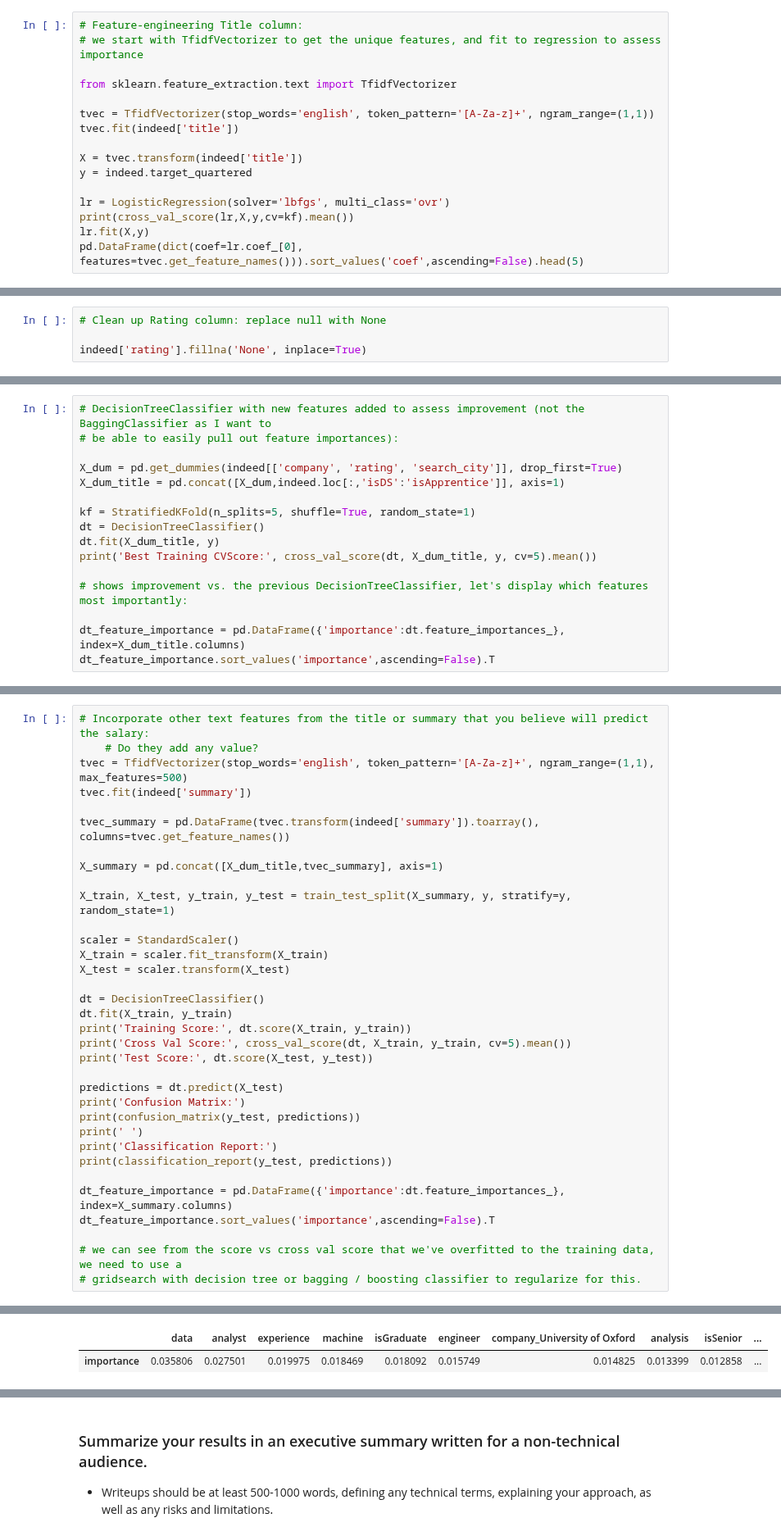
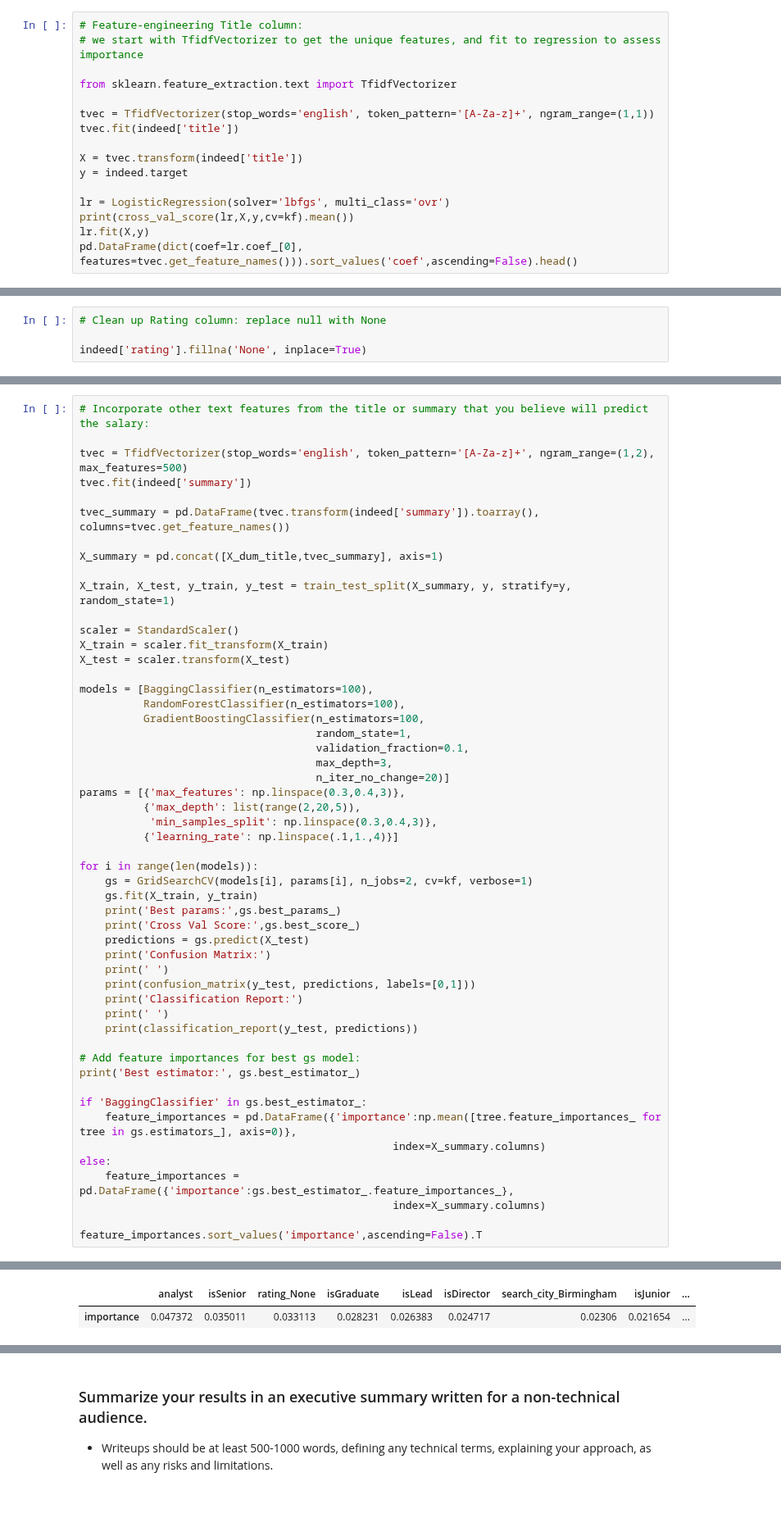
Before and after one commit to a3o1m2/DSI11-lessons, a Jupyter notebook: projects/project-4/starter_code.ipynb, the cells around one changed output, grey strips where cells are left out. Shown at 82% size. Drawn from its saved outputs; the diff is of its cells as text; blank space fills up the shorter version.

```diff
--- a/projects/project-4/starter_code.ipynb
+++ b/projects/project-4/starter_code.ipynb
@@ -507,10 +508,10 @@ tvec = TfidfVectorizer(stop_words='english', token_pattern='[A-Za-z]+', ngram_ra
 tvec.fit(indeed['title'])
 
 X = tvec.transform(indeed['title'])
-y = indeed.target_quartered
+y = indeed.target
 
 lr = LogisticRegression(solver='lbfgs', multi_class='ovr')
 print(cross_val_score(lr,X,y,cv=kf).mean())
 lr.fit(X,y)
-pd.DataFrame(dict(coef=lr.coef_[0], features=tvec.get_feature_names())).sort_values('coef',ascending=False).head(5)
+pd.DataFrame(dict(coef=lr.coef_[0], features=tvec.get_feature_names())).sort_values('coef',ascending=False).head()
 # %% [output]
@@ -570,16 +563,0 @@ Index(['title', 'isDS', 'isDA', 'isDE', 'isML', 'isAI', 'isBI', 'isDirector',
-# %%
-# DecisionTreeClassifier with new features added to assess improvement (not the BaggingClassifier as I want to
-# be able to easily pull out feature importances):
-
-X_dum = pd.get_dummies(indeed[['company', 'rating', 'search_city']], drop_first=True)
-X_dum_title = pd.concat([X_dum,indeed.loc[:,'isDS':'isApprentice']], axis=1)
-
-kf = StratifiedKFold(n_splits=5, shuffle=True, random_state=1)
-dt = DecisionTreeClassifier()
-dt.fit(X_dum_title, y)
-print('Best Training CVScore:', cross_val_score(dt, X_dum_title, y, cv=5).mean())
-
-# shows improvement vs. the previous DecisionTreeClassifier, let's display which features most importantly:
-
-dt_feature_importance = pd.DataFrame({'importance':dt.feature_importances_}, index=X_dum_title.columns)
-dt_feature_importance.sort_values('importance',ascending=False).T
@@ -591,7 +675,7 @@ Best Training CVScore: 0.4361157484696717
 # %%
 # Incorporate other text features from the title or summary that you believe will predict the salary:
-    # Do they add any value?
-tvec = TfidfVectorizer(stop_words='english', token_pattern='[A-Za-z]+', ngram_range=(1,1), max_features=500)
+
+tvec = TfidfVectorizer(stop_words='english', token_pattern='[A-Za-z]+', ngram_range=(1,2), max_features=500)
 tvec.fit(indeed['summary'])
 
 tvec_summary = pd.DataFrame(tvec.transform(indeed['summary']).toarray(), columns=tvec.get_feature_names())
@@ -604,22 +688,40 @@ scaler = StandardScaler()
 X_train = scaler.fit_transform(X_train)
 X_test = scaler.transform(X_test)
 
-dt = DecisionTreeClassifier()
-dt.fit(X_train, y_train)
-print('Training Score:', dt.score(X_train, y_train))
-print('Cross Val Score:', cross_val_score(dt, X_train, y_train, cv=5).mean())
-print('Test Score:', dt.score(X_test, y_test))
+models = [BaggingClassifier(n_estimators=100),
+          RandomForestClassifier(n_estimators=100),
+          GradientBoostingClassifier(n_estimators=100,
+                                     random_state=1,
+                                     validation_fraction=0.1,
+                                     max_depth=3,
+                                     n_iter_no_change=20)]
+params = [{'max_features': np.linspace(0.3,0.4,3)},
+          {'max_depth': list(range(2,20,5)),
+           'min_samples_split': np.linspace(0.3,0.4,3)},
+          {'learning_rate': np.linspace(.1,1.,4)}]
 
-predictions = dt.predict(X_test)
-print('Confusion Matrix:')
-print(confusion_matrix(y_test, predictions))
-print(' ')
-print('Classification Report:')
-print(classification_report(y_test, predictions))
+for i in range(len(models)):
+    gs = GridSearchCV(models[i], params[i], n_jobs=2, cv=kf, verbose=1)
+    gs.fit(X_train, y_train)
+    print('Best params:',gs.best_params_)
+    print('Cross Val Score:',gs.best_score_)
+    predictions = gs.predict(X_test)
+    print('Confusion Matrix:')
+    print(' ')
+    print(confusion_matrix(y_test, predictions, labels=[0,1]))
+    print('Classification Report:')
+    print(' ')
+    print(classification_report(y_test, predictions))
 
-dt_feature_importance = pd.DataFrame({'importance':dt.feature_importances_}, index=X_summary.columns)
-dt_feature_importance.sort_values('importance',ascending=False).T
+# Add feature importances for best gs model:
+print('Best estimator:', gs.best_estimator_)
 
-# we can see from the score vs cross val score that we've overfitted to the training data, we need to use a
-# gridsearch with decision tree or bagging / boosting classifier to regularize for this.
+if 'BaggingClassifier' in gs.best_estimator_:
+    feature_importances = pd.DataFrame({'importance':np.mean([tree.feature_importances_ for tree in gs.estimators_], axis=0)},
+                                                 index=X_summary.columns)
+else:
+    feature_importances = pd.DataFrame({'importance':gs.best_estimator_.feature_importances_},
+                                                 index=X_summary.columns)
+
+feature_importances.sort_values('importance',ascending=False).T
 # %% [output]
@@ -646,2 +789,2 @@ weighted avg       0.48      0.48      0.48       750
-|  | data | analyst | experience | machine | isGraduate | engineer | company_University of Oxford | analysis | isSenior | ... |
-| importance | 0.035806 | 0.027501 | 0.019975 | 0.018469 | 0.018092 | 0.015749 | 0.014825 | 0.013399 | 0.012858 | ... |
+|  | analyst | isSenior | rating_None | isGraduate | isLead | isDirector | search_city_Birmingham | isJunior | ... |
+| importance | 0.047372 | 0.035011 | 0.033113 | 0.028231 | 0.026383 | 0.024717 | 0.02306 | 0.021654 | ... |
```
Also changed, not shown: parts of 31 cells of this notebook, 2 other files.
